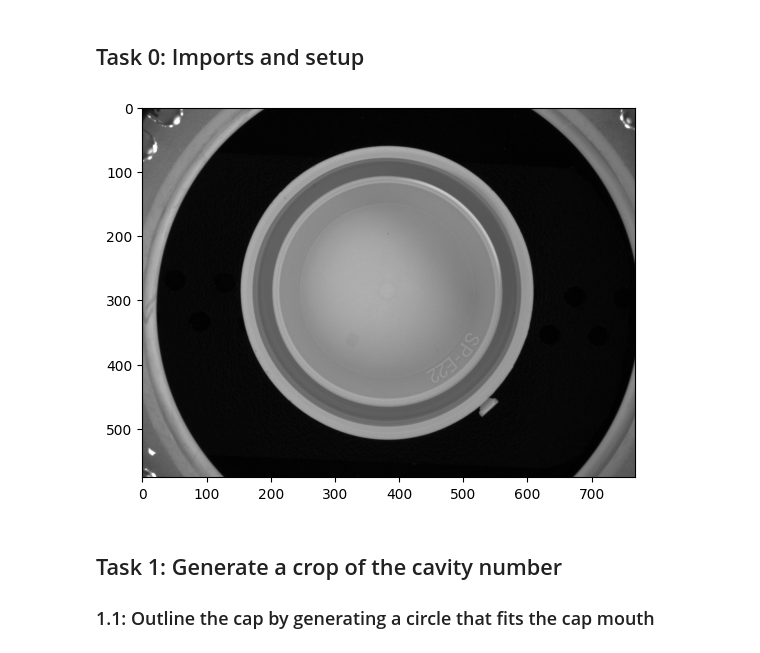
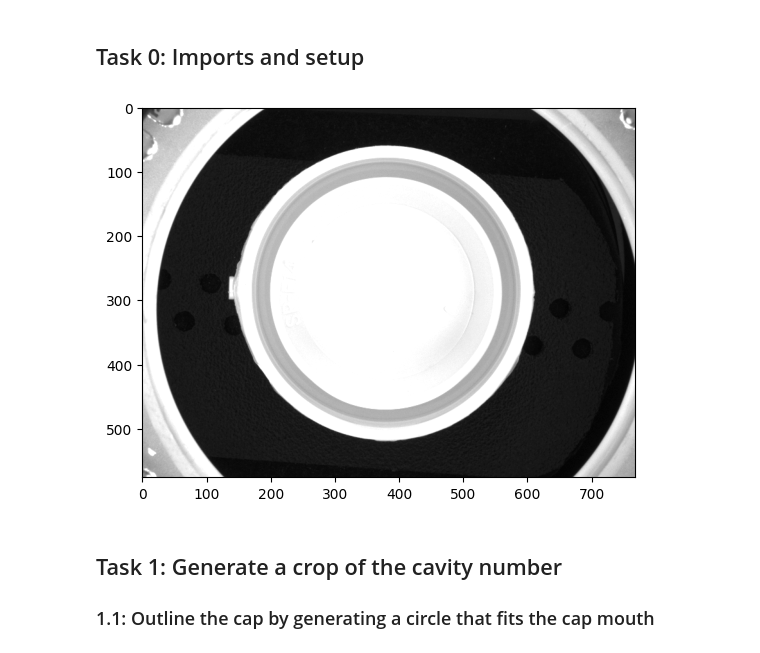
Before and after one commit to taglioIsCoding/CapInspection, a Jupyter notebook: single_cap.ipynb, the cells around one changed output. Cells and saved outputs as stored; diff of their text form; code cells hidden in the pictures.

```diff
--- a/single_cap.ipynb
+++ b/single_cap.ipynb
@@ -8,20 +8,20 @@ The cap has an external tab at a fixed position in relation to the cavity number
 # %%
 import cv2
 from matplotlib import pyplot as plt
 import numpy as np
 import sys
 
 # Only for jupyter notebook visualization
 %matplotlib inline
 
-filename="./img/g_10.bmp"
+filename="./custom_imgs/d_22_high_e.bmp"
 image = cv2.imread(filename, cv2.COLOR_BGR2GRAY)
 #image = image[:,:, 0]
 #image = cv2.resize(image, (0, 0), fx =2, fy = 2)
 plt.imshow(image, cmap='gray', vmin=0, vmax=255)
 plt.show()
 # %% [output]
-[figure, old version]
+[figure, new version]
 # %% [markdown]
 ## Task 1: Generate a crop of the cavity number
 ### 1.1: Outline the cap by generating a circle that fits the cap mouth
```
Also changed, not shown: parts of 16 cells of this notebook, 36 other files.
